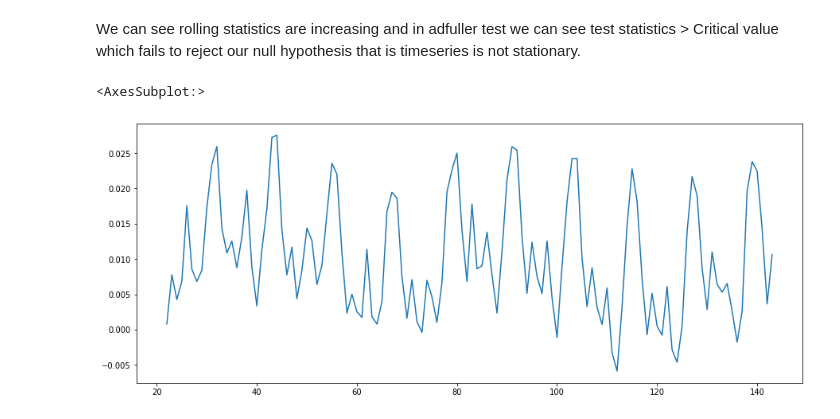
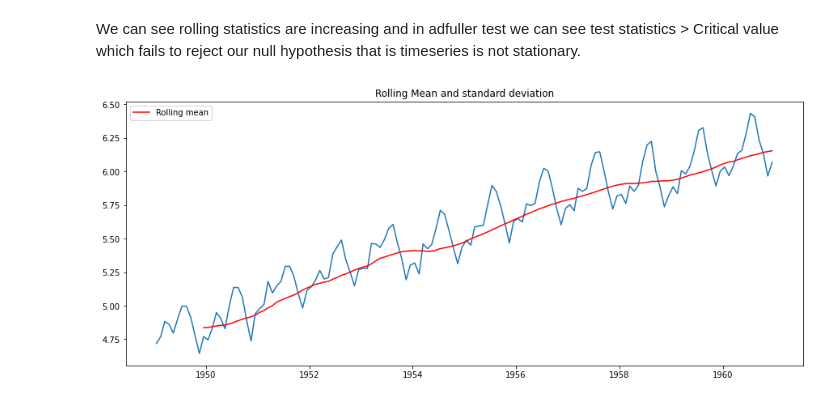
Before and after one commit to nina96/Time-series, a Jupyter notebook: air-passenger.ipynb, the cells around one changed output. Cells and saved outputs as stored; diff of their text form; code cells hidden in the pictures.

```diff
--- a/air-passenger.ipynb
+++ b/air-passenger.ipynb
@@ -184,12 +223,15 @@ Critical Value (10%)        -2.578770
 dtype: float64
 # %% [markdown]
 We can see rolling statistics are increasing and in adfuller test we can see test statistics > Critical value which fails to reject our null hypothesis that is timeseries is not stationary.
-# %%
-#Now when we move to second objective that is to stationarize the timeseries.
-import math
-ts_log_mv_diff=pd.Series(df_air['#Passengers'].apply(lambda x:math.log(x))).rolling(window=22).mean().diff(1)
-ts_log_mv_diff.dropna(inplace=True)
-ts_log_mv_diff.plot()
-# %% [output]
-<AxesSubplot:>
-[figure, removed]
+# %%
+#Now when we move to second objective that is to stationarize the timeseries.
+movingAvg= ts_log.rolling(window=12).mean()
+movingStd=ts_log.rolling(window=12).std()
+plt.plot(ts_log)
+plt.plot(movingAvg, color='Red', label='Rolling mean')
+#plt.plot(movingStd, color='Black', label='Rolling std')
+plt.title('Rolling Mean and standard deviation')
+plt.legend(loc='best')
+plt.show()
+# %% [output]
+[figure, added]
```
Also changed, not shown: parts of 19 cells of this notebook.
